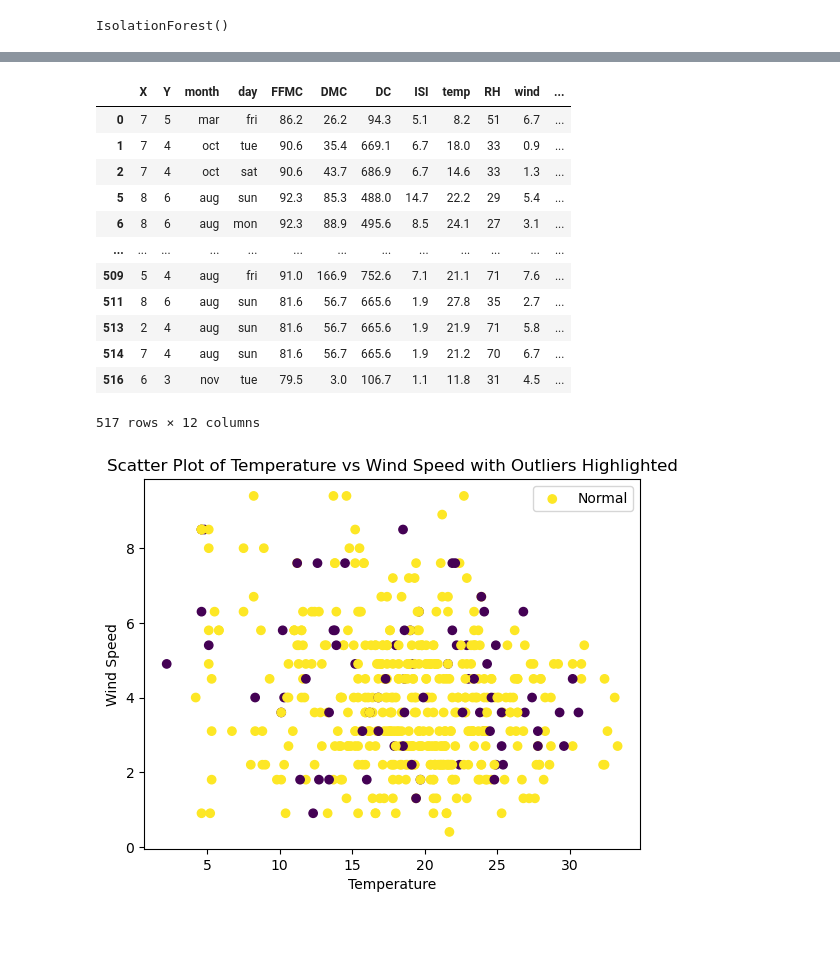
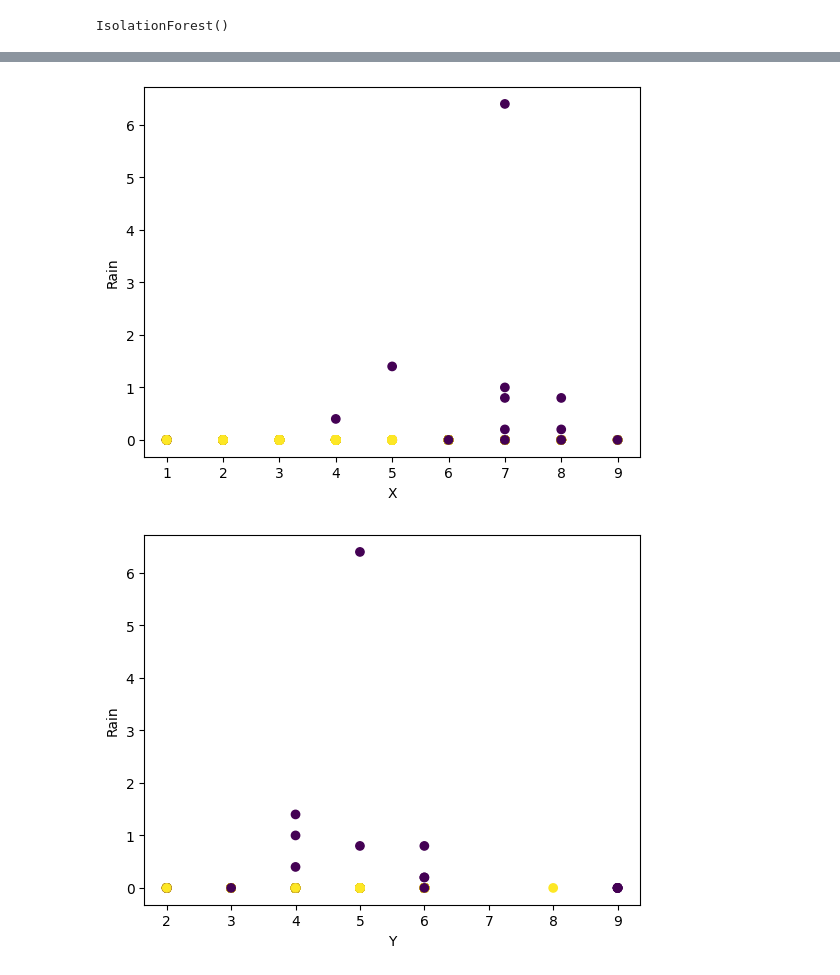
Before and after one commit to ydv-prince/ML-Practicals, a Jupyter notebook: workshop/preprocessing.ipynb, the cells around one changed output, grey strips where cells are left out. Drawn from its saved outputs; the diff is of its cells as text; code cells hidden in the pictures; blank space fills up the shorter version.

Commit message:
Updated the plots

```diff
--- a/workshop/preprocessing.ipynb
+++ b/workshop/preprocessing.ipynb
@@ -684,26 +679,11 @@ memory usage: 45.0+ KB
-# %%
-final_df = pd.concat([normal, outliers], axis=0)
-final_df
-# %% [output]
-|  | X | Y | month | day | FFMC | DMC | DC | ISI | temp | RH | wind | ... |
-| 0 | 7 | 5 | mar | fri | 86.2 | 26.2 | 94.3 | 5.1 | 8.2 | 51 | 6.7 | ... |
-| 1 | 7 | 4 | oct | tue | 90.6 | 35.4 | 669.1 | 6.7 | 18.0 | 33 | 0.9 | ... |
-| 2 | 7 | 4 | oct | sat | 90.6 | 43.7 | 686.9 | 6.7 | 14.6 | 33 | 1.3 | ... |
-| 5 | 8 | 6 | aug | sun | 92.3 | 85.3 | 488.0 | 14.7 | 22.2 | 29 | 5.4 | ... |
-| 6 | 8 | 6 | aug | mon | 92.3 | 88.9 | 495.6 | 8.5 | 24.1 | 27 | 3.1 | ... |
-| ... | ... | ... | ... | ... | ... | ... | ... | ... | ... | ... | ... | ... |
-| 509 | 5 | 4 | aug | fri | 91.0 | 166.9 | 752.6 | 7.1 | 21.1 | 71 | 7.6 | ... |
-| 511 | 8 | 6 | aug | sun | 81.6 | 56.7 | 665.6 | 1.9 | 27.8 | 35 | 2.7 | ... |
-| 513 | 2 | 4 | aug | sun | 81.6 | 56.7 | 665.6 | 1.9 | 21.9 | 71 | 5.8 | ... |
-| 514 | 7 | 4 | aug | sun | 81.6 | 56.7 | 665.6 | 1.9 | 21.2 | 70 | 6.7 | ... |
-| 516 | 6 | 3 | nov | tue | 79.5 | 3.0 | 106.7 | 1.1 | 11.8 | 31 | 4.5 | ... |
-517 rows × 12 columns
-# %%
-plt.scatter(final_df['temp'], final_df['wind'], c= y_pred)
-plt.xlabel('Temperature')
-plt.ylabel('Wind Speed')
-plt.title('Scatter Plot of Temperature vs Wind Speed with Outliers Highlighted')
-plt.legend(['Normal', 'Outliers'])
-plt.show()
-# %% [output]
-[figure, removed]
+# %%
+X['y_pred'] = y_pred
+# %%
+for col in X.columns:
+  plt.scatter(X[col], X['rain'], c= y_pred)
+  plt.xlabel(col)
+  plt.ylabel('Rain')
+  plt.show()
+# %% [output]
+[figure, added]
+[figure, added]
```
Also changed, not shown: parts of 15 cells of this notebook.
